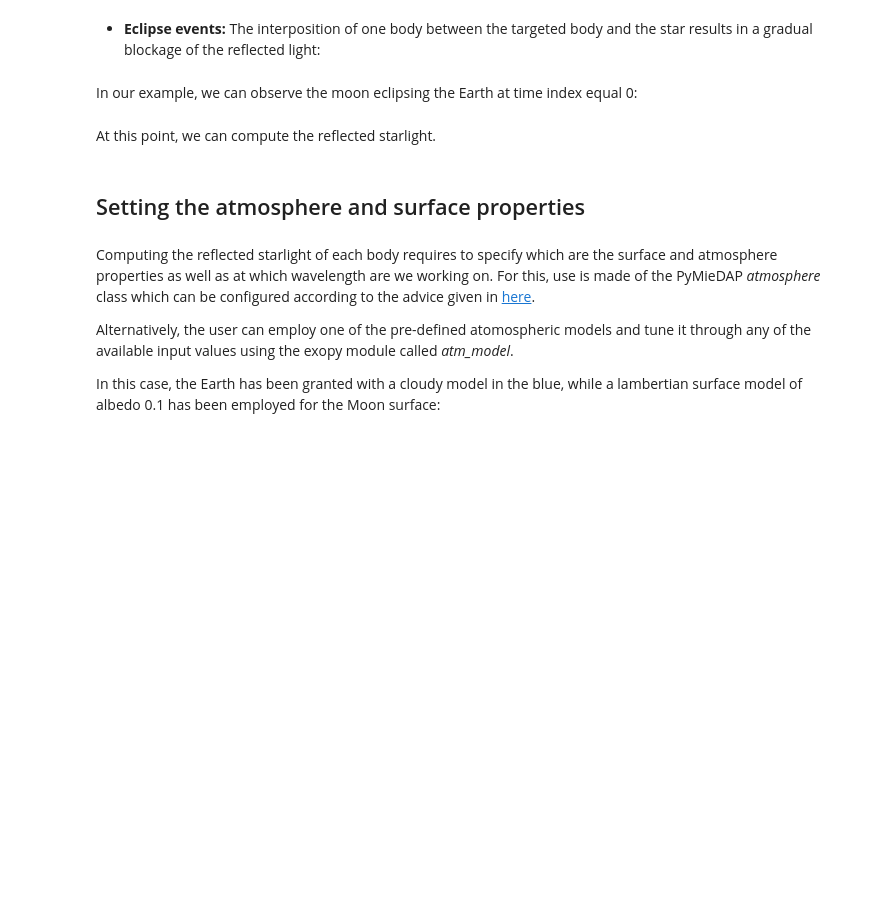
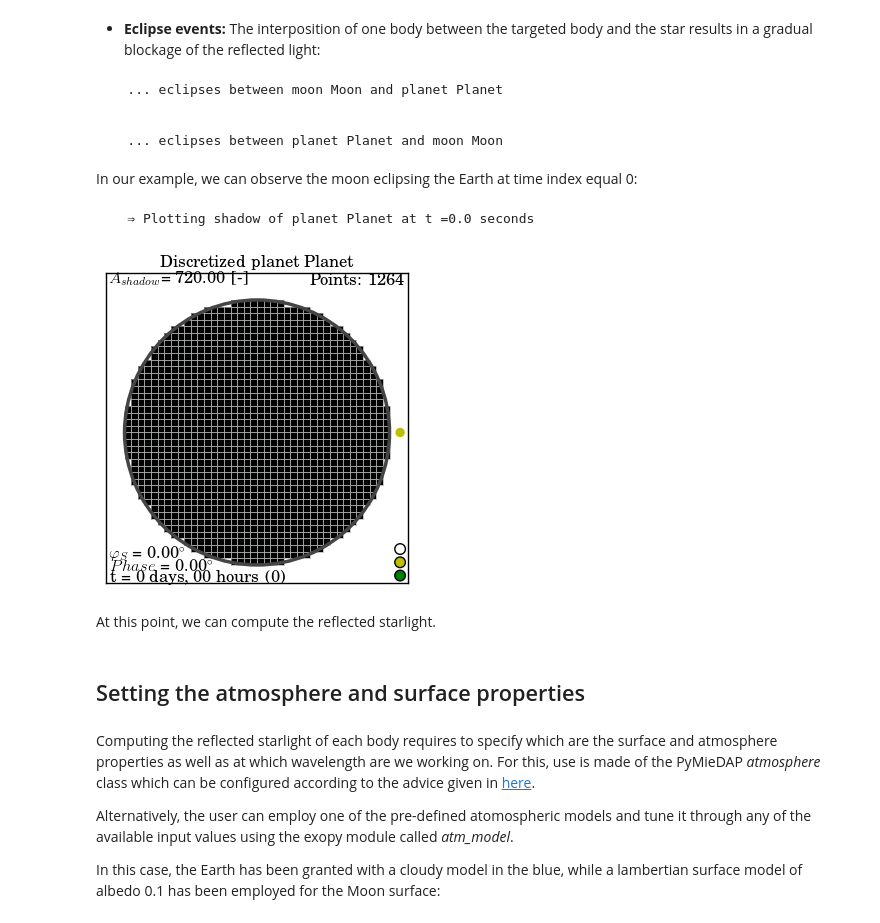
Before and after one commit to gouravmahapatra/pymiedap, a Jupyter notebook: exopy_tutorial.ipynb, the cells around one changed output. Cells and saved outputs as stored; diff of their text form; code cells hidden in the pictures; blank space fills up the shorter version.

```diff
--- a/exopy_tutorial.ipynb
+++ b/exopy_tutorial.ipynb
@@ -180,4 +253,4 @@ EXOPy allows to compute the pixel darkenning due to three different sources:
 
 - **Phase angle:** Along the orbit, just part of the body will be visible from the observer's position. The function *exopy.compute.phases* takes care of this factor:
 # %%
-Earth, Moon = exopy.compute.phases([Earth, Moon], Sun)
+Earth, Moon = exopy.compute.phases([Earth, Moon], Sun, conf)
@@ -184,4 +262,4 @@ Earth, Moon = exopy.compute.phases([Earth, Moon], Sun)
 # %% [markdown]
 - **Transit events:** The interposition of one body between the targeted body and the observer results in a partial (or total) blockage of the reflected light:
 # %%
-Moon, Earth, Sun = exopy.compute.transits([Moon, Earth, Sun])
+Moon, Earth, Sun = exopy.compute.transits([Moon, Earth, Sun], conf)
@@ -188,11 +274,19 @@ Moon, Earth, Sun = exopy.compute.transits([Moon, Earth, Sun])
 # %% [markdown]
 - **Eclipse events:** The interposition of one body between the targeted body and the star results in a gradual blockage of the reflected light:
 # %%
-Moon, Earth = exopy.compute.eclipses([Moon, Earth], Sun)
+Moon, Earth = exopy.compute.eclipses([Moon, Earth], Sun, conf)
+# %% [output]
+    ... eclipses between moon Moon and planet Planet
+
+
+    ... eclipses between planet Planet and moon Moon
 # %% [markdown]
 In our example, we can observe the moon eclipsing the Earth at time index equal 0:
 # %%
-exopy.plot.shadow_d(Earth, t = 0)
+exopy.plot.shadow_d(Earth, conf, t = 0)
+# %% [output]
+    ⇒ Plotting shadow of planet Planet at t =0.0 seconds
+[figure, added]
 # %% [markdown]
 At this point, we can compute the reflected starlight.
 # %% [markdown]
```
Also changed, not shown: parts of 27 cells of this notebook.
